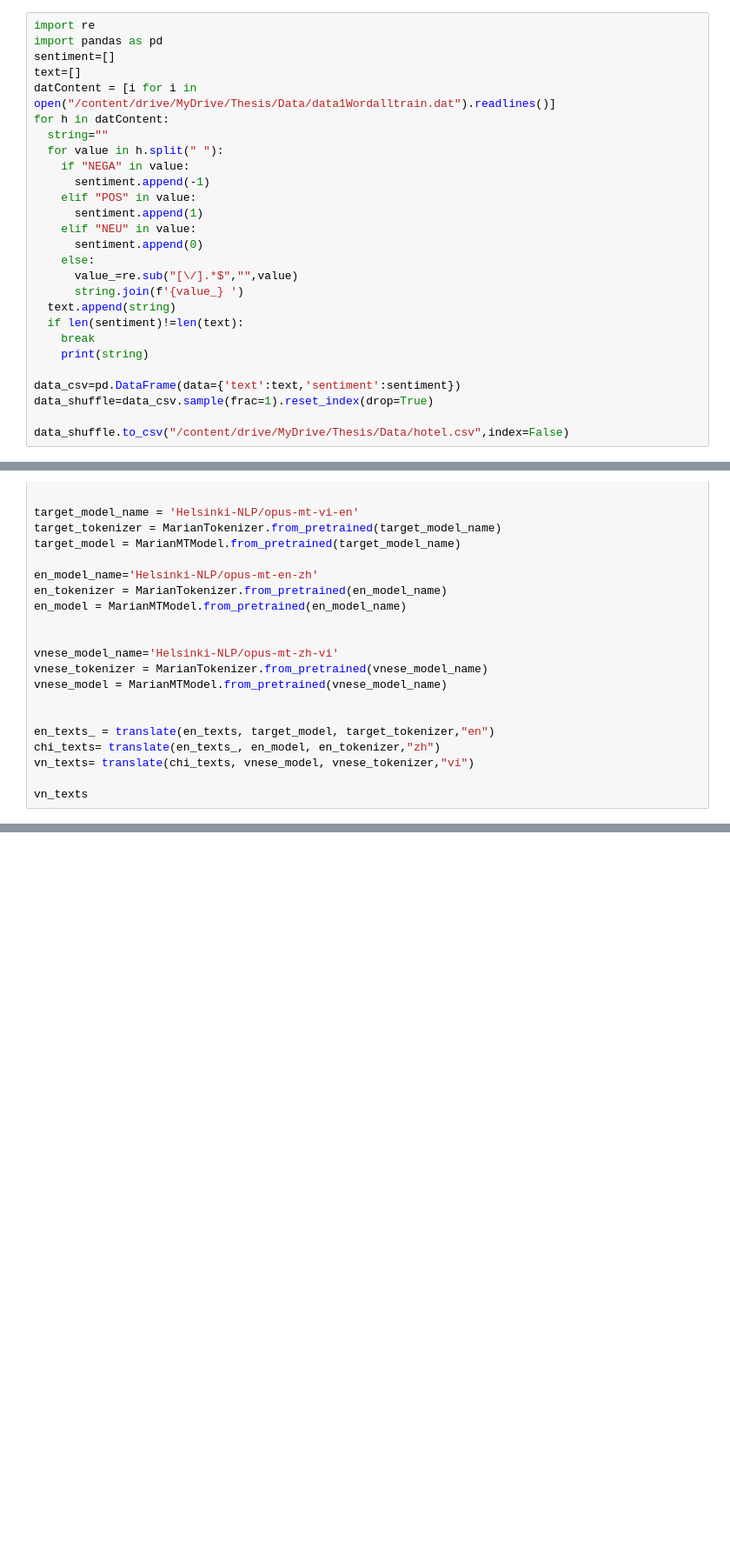
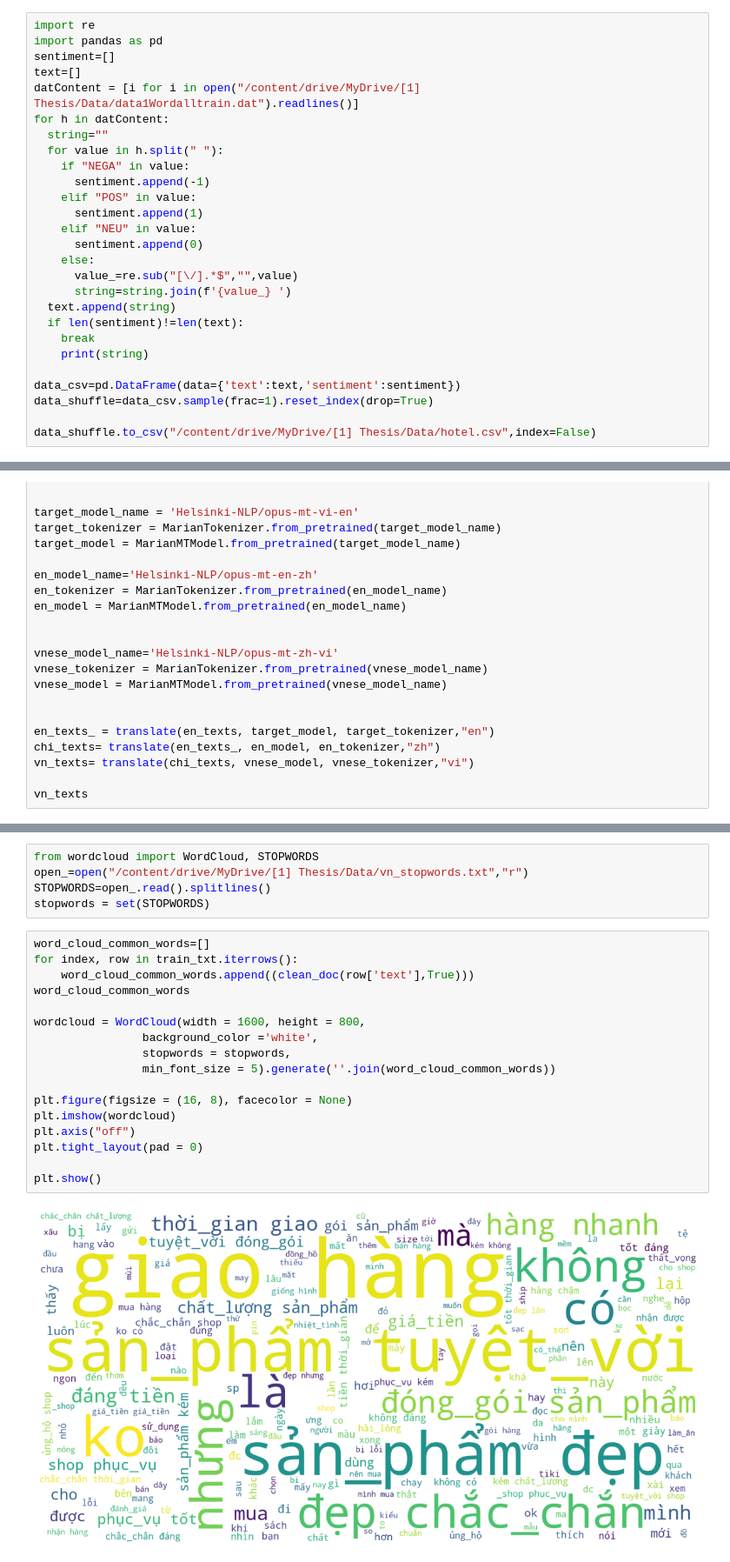
Before and after one commit to lacls/Aspect-Based-Sentiment-Analysis, a Jupyter notebook: Data_Augmentation.ipynb, the cells around one changed output, grey strips where cells are left out. Shown: that part at 87% size. Drawn from its saved outputs; the diff is of its cells as text; blank space fills up the shorter version.

```diff
--- a/Data_Augmentation.ipynb
+++ b/Data_Augmentation.ipynb
@@ -297,7 +299,7 @@ import re
 import pandas as pd
 sentiment=[]
 text=[]
-datContent = [i for i in open("/content/drive/MyDrive/Thesis/Data/data1Wordalltrain.dat").readlines()]
+datContent = [i for i in open("/content/drive/MyDrive/[1] Thesis/Data/data1Wordalltrain.dat").readlines()]
 for h in datContent:
   string=""
   for value in h.split(" "):
@@ -309,7 +311,7 @@ for h in datContent:
       sentiment.append(0)
     else:
       value_=re.sub("[\/].*$","",value)
-      string.join(f'{value_} ')
+      string=string.join(f'{value_} ')
   text.append(string)
   if len(sentiment)!=len(text):
     break
@@ -318,4 +320,4 @@ for h in datContent:
 data_csv=pd.DataFrame(data={'text':text,'sentiment':sentiment})
 data_shuffle=data_csv.sample(frac=1).reset_index(drop=True)
 
-data_shuffle.to_csv("/content/drive/MyDrive/Thesis/Data/hotel.csv",index=False)
+data_shuffle.to_csv("/content/drive/MyDrive/[1] Thesis/Data/hotel.csv",index=False)
@@ -805,0 +921,24 @@ vn_texts
+# %%
+from wordcloud import WordCloud, STOPWORDS
+open_=open("/content/drive/MyDrive/[1] Thesis/Data/vn_stopwords.txt","r")
+STOPWORDS=open_.read().splitlines()
+stopwords = set(STOPWORDS)
+# %%
+word_cloud_common_words=[]
+for index, row in train_txt.iterrows():
+    word_cloud_common_words.append((clean_doc(row['text'],True)))
+word_cloud_common_words
+
+wordcloud = WordCloud(width = 1600, height = 800,
+                background_color ='white',
+                stopwords = stopwords,
+                min_font_size = 5).generate(''.join(word_cloud_common_words))
+
+plt.figure(figsize = (16, 8), facecolor = None)
+plt.imshow(wordcloud)
+plt.axis("off")
+plt.tight_layout(pad = 0)
+
+plt.show()
+# %% [output]
+[figure, added]
```
Also changed, not shown: parts of 48 cells of this notebook.
